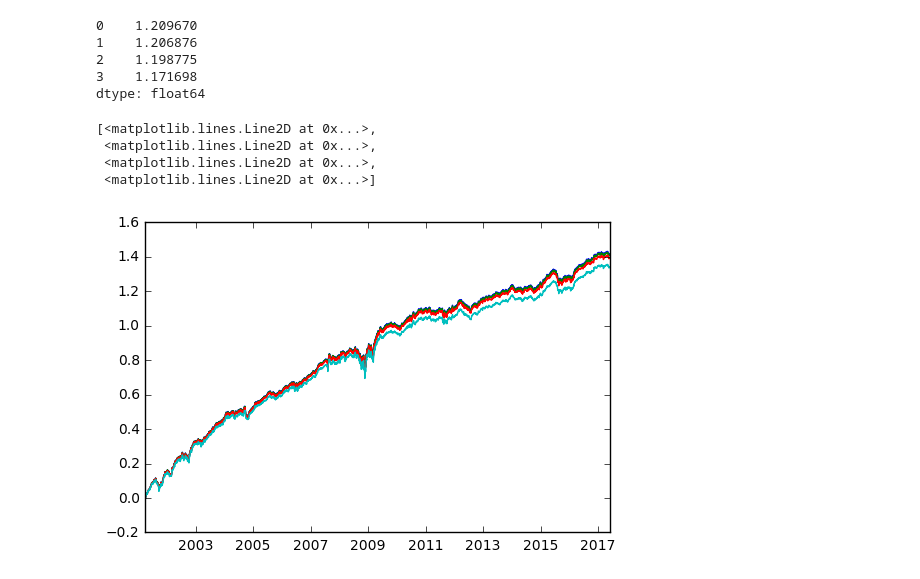
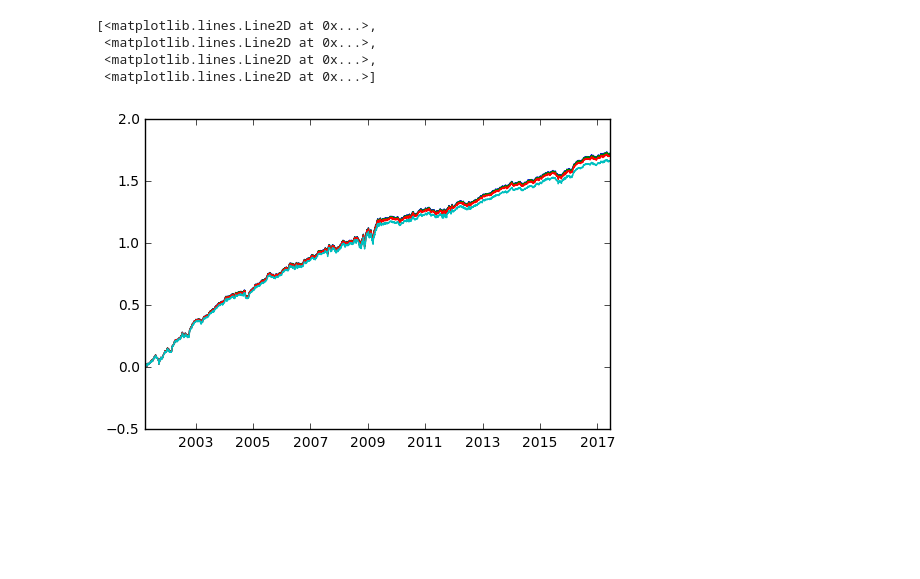
Before and after one commit to ryanoley/ram, a Jupyter notebook: examples/LongPEAD.ipynb, the cells around one changed output. Drawn from its saved outputs; the diff is of its cells as text; code cells hidden in the pictures; blank space fills up the shorter version.

```diff
--- a/examples/LongPEAD.ipynb
+++ b/examples/LongPEAD.ipynb
@@ -58,26 +95,15 @@ plt.show()
 # %%
-rm1 = RunManager('LongPeadStrategy', 'run_0038', 2010)
+rm1 = RunManager('LongPeadStrategy', 'run_0043', 2000)
 rm1.import_return_frame()
+
+plt.figure()
+plt.plot(rm1.returns.cumsum())
+# %% [output]
+[<matplotlib.lines.Line2D at 0x...>,
+ <matplotlib.lines.Line2D at 0x...>,
+ <matplotlib.lines.Line2D at 0x...>,
+ <matplotlib.lines.Line2D at 0x...>]
+[figure, added]
-# %%
-rm1.returns.mean() * 252 / rm1.returns.std() / np.sqrt(252)
-# %% [output]
-0    1.209670
-1    1.206876
-2    1.198775
-3    1.171698
-dtype: float64
-# %%
-rm1 = RunManager('LongPeadStrategy', 'run_0038', 2000)
-rm1.import_return_frame()
-
-plt.figure()
-plt.plot(rm1.returns.cumsum())
-# %% [output]
-[<matplotlib.lines.Line2D at 0x...>,
- <matplotlib.lines.Line2D at 0x...>,
- <matplotlib.lines.Line2D at 0x...>,
- <matplotlib.lines.Line2D at 0x...>]
-[figure, removed]
 # %%
 df = rm1.returns.iloc[:, [0]].reset_index()
 df.columns = ['Date', 'Return']
```
Also changed, not shown: parts of 8 cells of this notebook.
